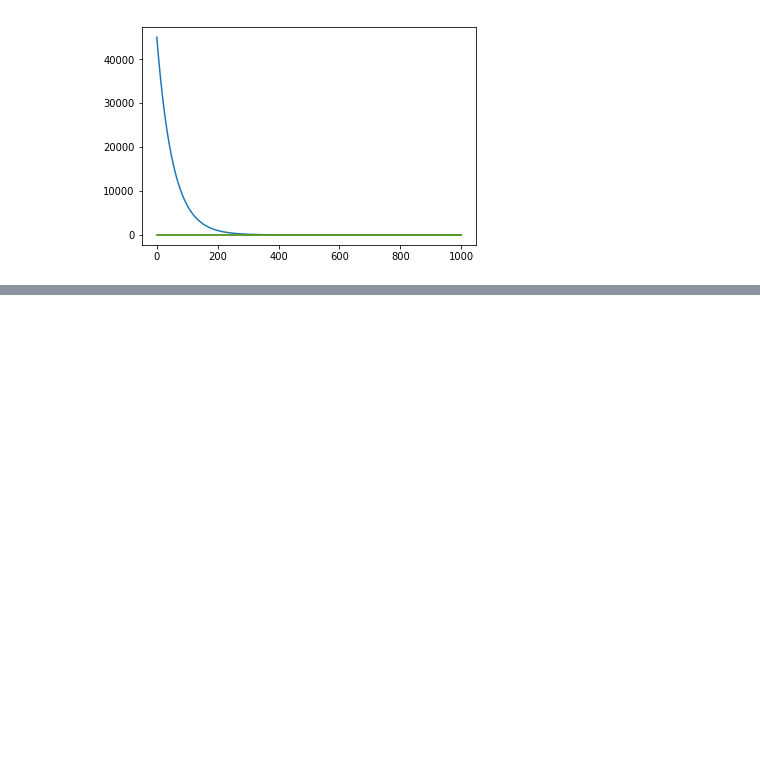
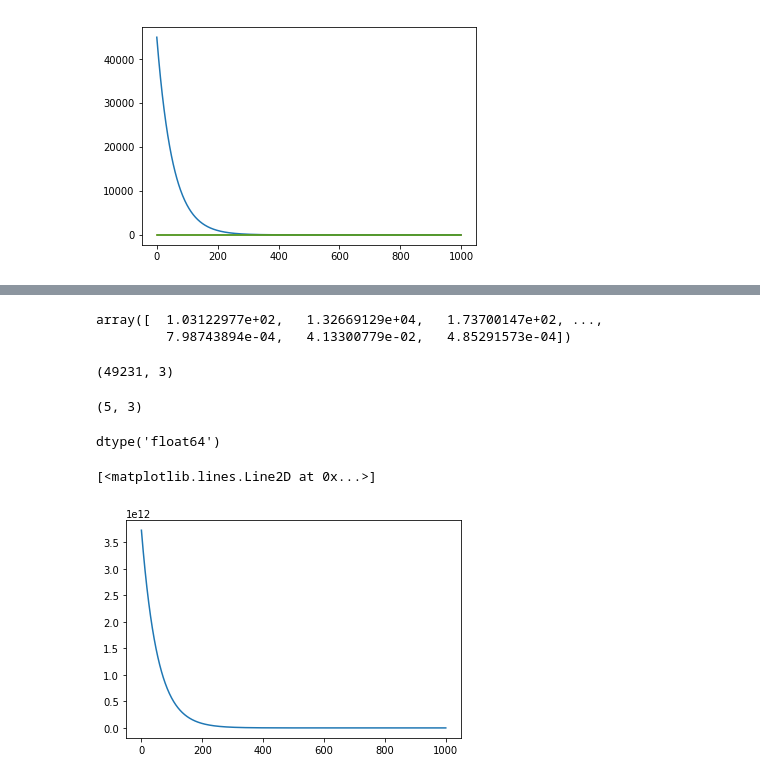
Before and after one commit to antoinetavant/1D_PIC, a Jupyter notebook: Main.ipynb, the cells around one changed output, grey strips where cells are left out. Saved outputs shown, nothing was run; the diff lists cells and outputs as text; code cells hidden in the pictures; blank space fills up the shorter version.

```diff
--- a/Main.ipynb
+++ b/Main.ipynb
@@ -134,0 +113,28 @@ plt.legend()
+# %%
+from scipy import interpolate
+
+E = [interpolate.interp1d(pla.x_j,pla.E[:,i]) for i in [0,1,2]]
+
+E[0](pla.ion.x)
+# %% [output]
+array([  1.03122977e+02,   1.32669129e+04,   1.73700147e+02, ...,
+         7.98743894e-04,   4.13300779e-02,   4.85291573e-04])
+# %%
+pla.ele.V.shape
+# %% [output]
+(49231, 3)
+# %%
+np.array([max_vect(5,pla.ele.T,pla.ele.m),
+max_vect(5,pla.ele.T,pla.ele.m),
+max_vect(5,pla.ele.T,pla.ele.m)]).T.shape
+# %% [output]
+(5, 3)
+# %%
+np.dtype(float)
+# %% [output]
+dtype('float64')
+# %%
+plt.plot(pla.E[:,0])
+# %% [output]
+[<matplotlib.lines.Line2D at 0x...>]
+[figure, added]
```
Also changed, not shown: parts of 6 cells of this notebook, 3 other files.
